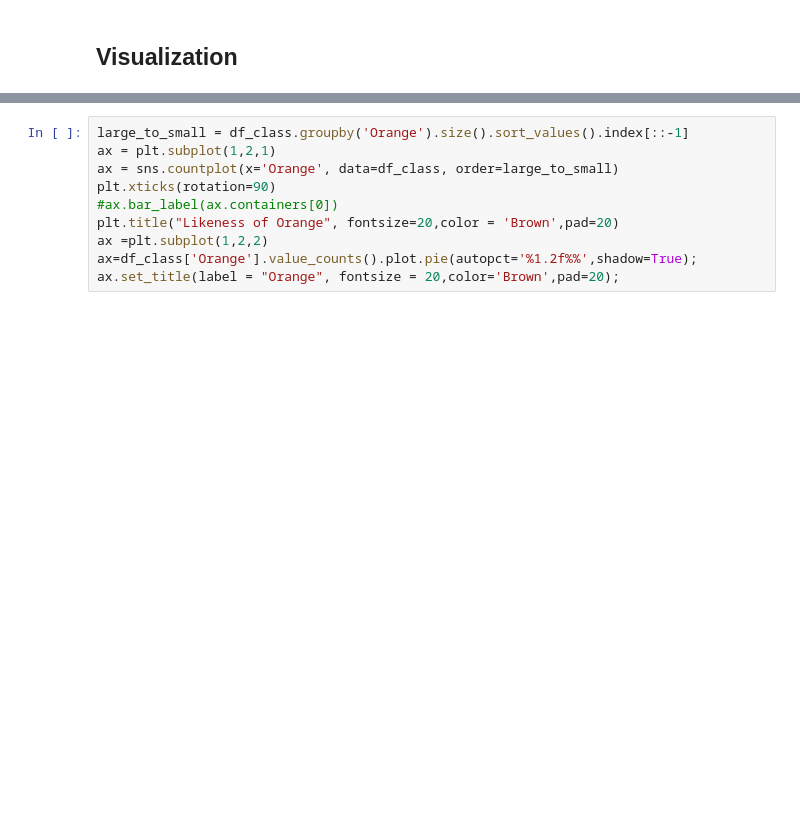
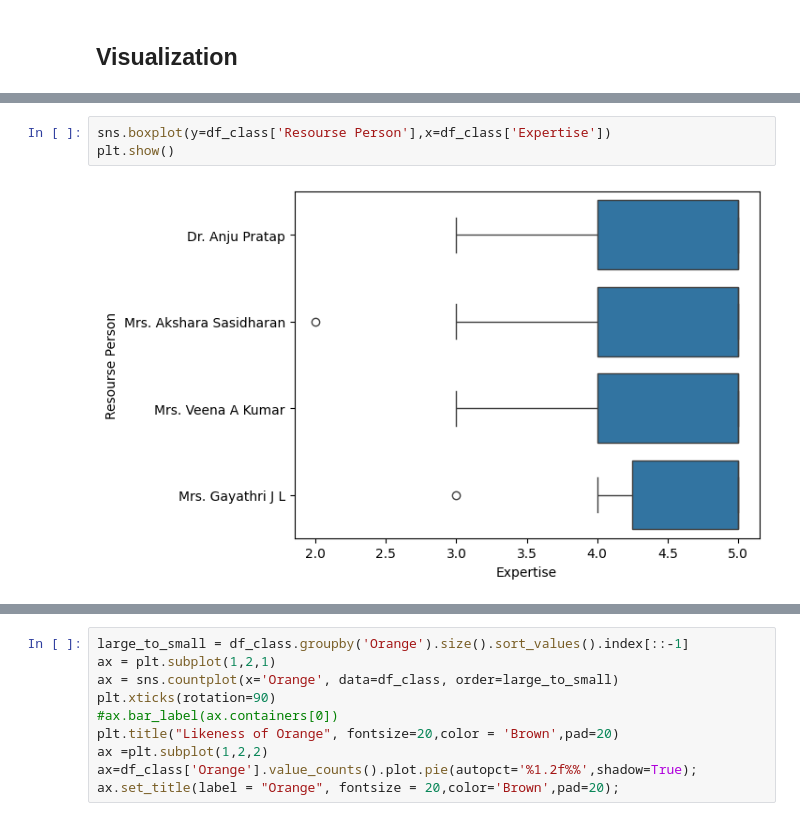
Before and after one commit to sijuswamy/Intel-Unnati-sessions, a Jupyter notebook: Feed_back_Data_Analysis.ipynb, the cells around one changed output, grey strips where cells are left out. Drawn from its saved outputs; the diff is of its cells as text; blank space fills up the shorter version.

```diff
--- a/Feed_back_Data_Analysis.ipynb
+++ b/Feed_back_Data_Analysis.ipynb
@@ -145,0 +198,5 @@ A percentage analysis of likeness of orange over age category is shown below.
+# %%
+sns.boxplot(y=df_class['Resourse Person'],x=df_class['Expertise'])
+plt.show()
+# %% [output]
+[figure, added]
```
Also changed, not shown: parts of 50 cells of this notebook.
